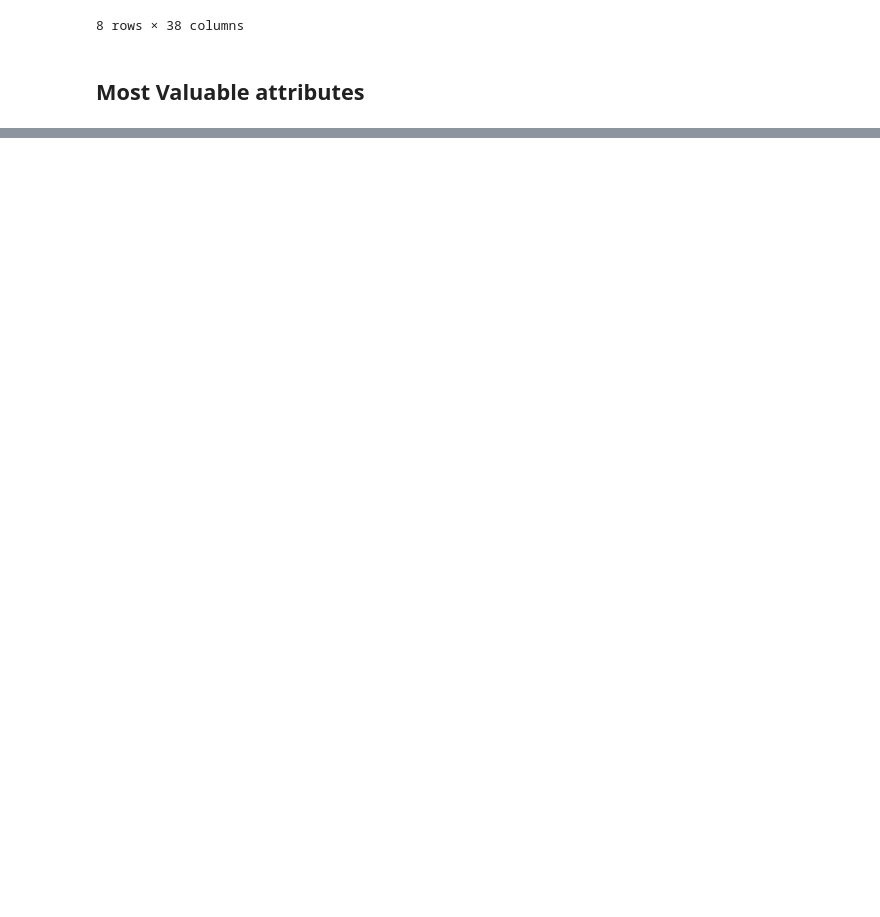
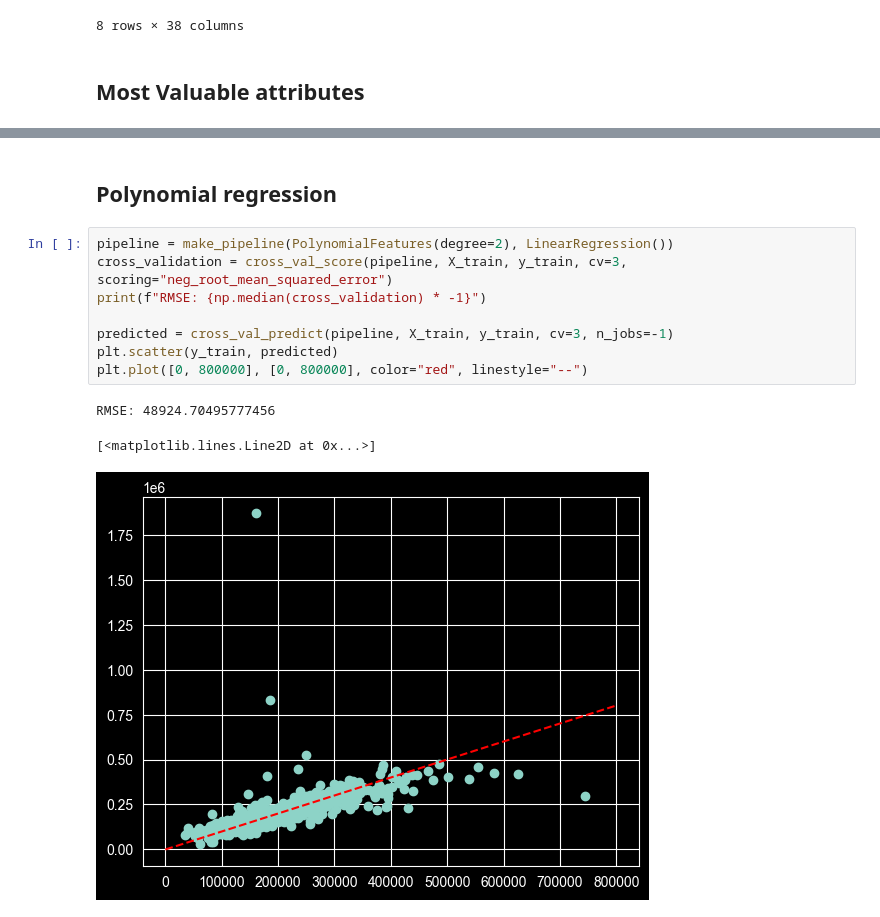
Before and after one commit to xJacoob/PythonMachineLearning, a Jupyter notebook: HousePrices(Kaggle)/Notebook.ipynb, the cells around one changed output, grey strips where cells are left out. Saved outputs shown, nothing was run; the diff lists cells and outputs as text; blank space fills up the shorter version.

```diff
--- a/HousePrices(Kaggle)/Notebook.ipynb
+++ b/HousePrices(Kaggle)/Notebook.ipynb
@@ -58,0 +98,14 @@ X_most_valuable_attributes = X["OverallQual", "OverallCond", "YearBuilt", "1stFl
+# %% [markdown]
+## Polynomial regression
+# %%
+pipeline = make_pipeline(PolynomialFeatures(degree=2), LinearRegression())
+cross_validation = cross_val_score(pipeline, X_train, y_train, cv=3, scoring="neg_root_mean_squared_error")
+print(f"RMSE: {np.median(cross_validation) * -1}")
+
+predicted = cross_val_predict(pipeline, X_train, y_train, cv=3, n_jobs=-1)
+plt.scatter(y_train, predicted)
+plt.plot([0, 800000], [0, 800000], color="red", linestyle="--")
+# %% [output]
+RMSE: 48924.70495777456
+[<matplotlib.lines.Line2D at 0x...>]
+[figure, added]
```
Also changed, not shown: parts of 4 cells of this notebook, 1 other file.
